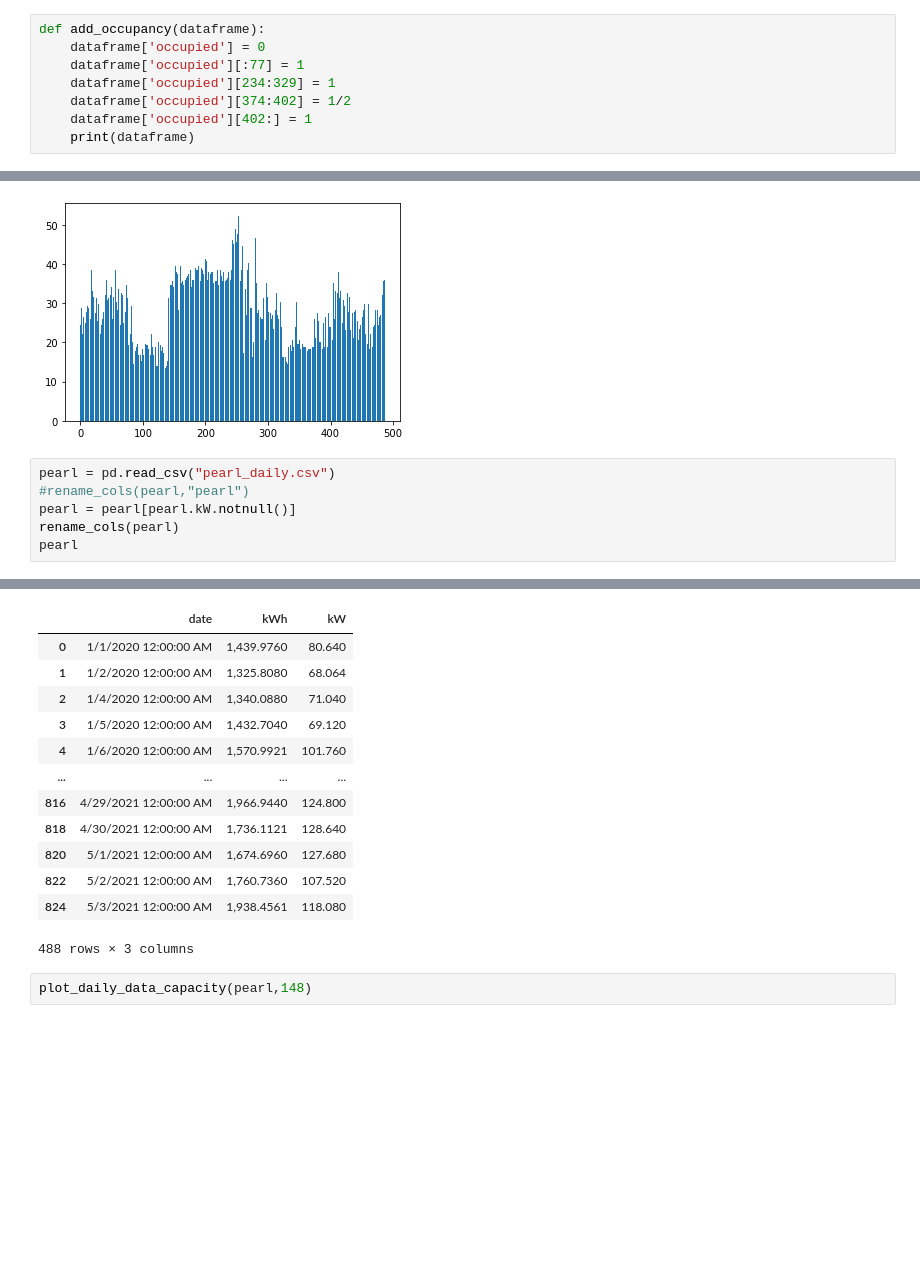
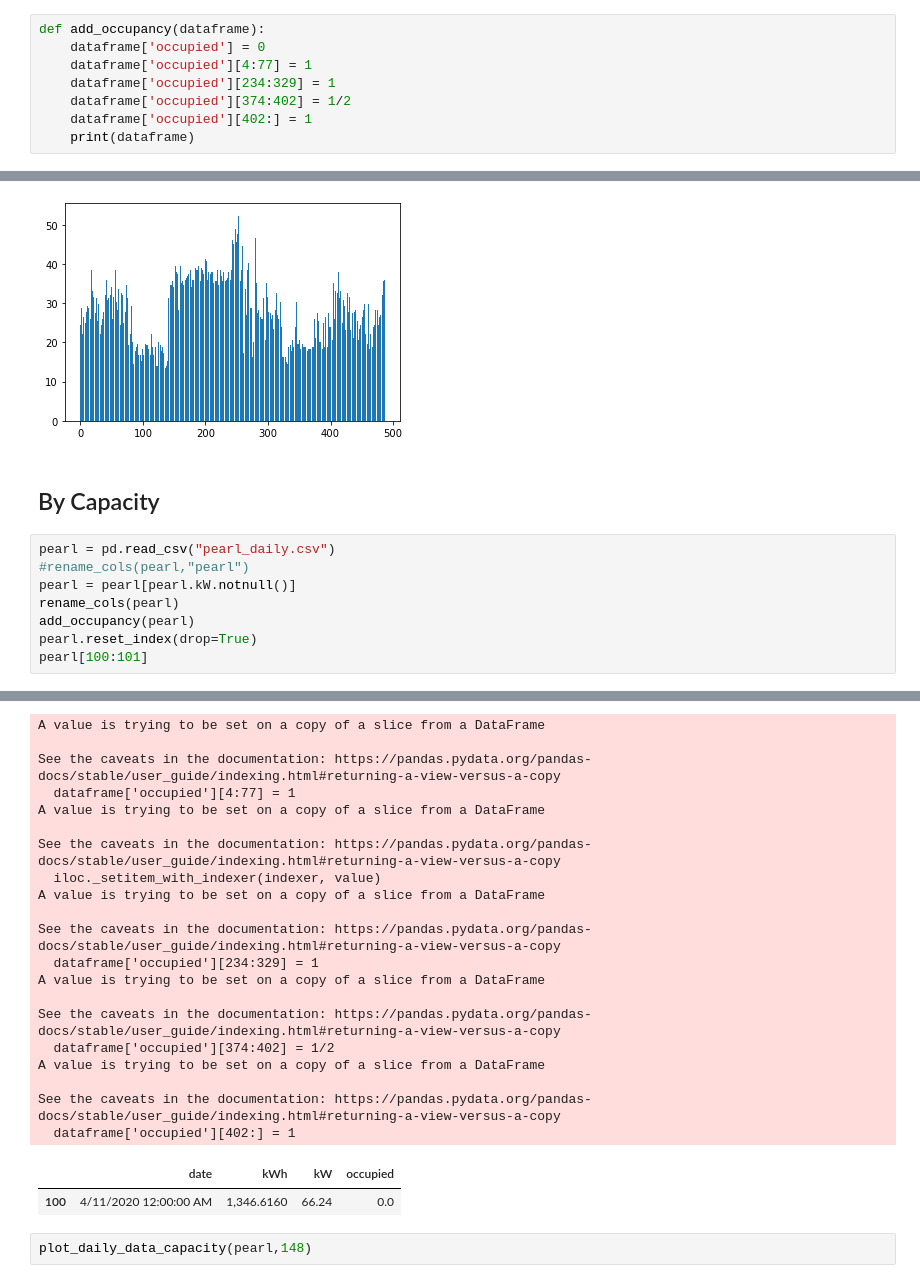
Before and after one commit to jacksonkennedynorris/green_centre, a Jupyter notebook: GreenProject.ipynb, the cells around one changed output, grey strips where cells are left out. Drawn from its saved outputs; the diff is of its cells as text; blank space fills up the shorter version.

```diff
--- a/GreenProject.ipynb
+++ b/GreenProject.ipynb
@@ -23,7 +23,7 @@ def plot_daily_data(dataframe):
 # %%
 def add_occupancy(dataframe):
     dataframe['occupied'] = 0
-    dataframe['occupied'][:77] = 1
+    dataframe['occupied'][4:77] = 1
     dataframe['occupied'][234:329] = 1
     dataframe['occupied'][374:402] = 1/2
     dataframe['occupied'][402:] = 1
@@ -141,10 +147,14 @@ warehouse
 plot_daily_data(warehouse)
 # %% [output]
 [figure]
+# %% [markdown]
+## By Capacity
 # %%
 pearl = pd.read_csv("pearl_daily.csv")
 #rename_cols(pearl,"pearl")
 pearl = pearl[pearl.kW.notnull()]
 rename_cols(pearl)
-pearl
+add_occupancy(pearl)
+pearl.reset_index(drop=True)
+pearl[100:101]
 # %% [output]
@@ -151,16 +175,25 @@ pearl
+A value is trying to be set on a copy of a slice from a DataFrame
+
+See the caveats in the documentation: https://pandas.pydata.org/pandas-docs/stable/user_guide/indexing.html#returning-a-view-versus-a-copy
+  dataframe['occupied'][4:77] = 1
+A value is trying to be set on a copy of a slice from a DataFrame
+
+See the caveats in the documentation: https://pandas.pydata.org/pandas-docs/stable/user_guide/indexing.html#returning-a-view-versus-a-copy
+  iloc._setitem_with_indexer(indexer, value)
+A value is trying to be set on a copy of a slice from a DataFrame
+
+See the caveats in the documentation: https://pandas.pydata.org/pandas-docs/stable/user_guide/indexing.html#returning-a-view-versus-a-copy
+  dataframe['occupied'][234:329] = 1
+A value is trying to be set on a copy of a slice from a DataFrame
+
+See the caveats in the documentation: https://pandas.pydata.org/pandas-docs/stable/user_guide/indexing.html#returning-a-view-versus-a-copy
+  dataframe['occupied'][374:402] = 1/2
+A value is trying to be set on a copy of a slice from a DataFrame
+
+See the caveats in the documentation: https://pandas.pydata.org/pandas-docs/stable/user_guide/indexing.html#returning-a-view-versus-a-copy
+  dataframe['occupied'][402:] = 1
-|  | date | kWh | kW |
-| 0 | 1/1/2020 12:00:00 AM | 1,439.9760 | 80.640 |
-| 1 | 1/2/2020 12:00:00 AM | 1,325.8080 | 68.064 |
-| 2 | 1/4/2020 12:00:00 AM | 1,340.0880 | 71.040 |
-| 3 | 1/5/2020 12:00:00 AM | 1,432.7040 | 69.120 |
-| 4 | 1/6/2020 12:00:00 AM | 1,570.9921 | 101.760 |
-| ... | ... | ... | ... |
-| 816 | 4/29/2021 12:00:00 AM | 1,966.9440 | 124.800 |
-| 818 | 4/30/2021 12:00:00 AM | 1,736.1121 | 128.640 |
-| 820 | 5/1/2021 12:00:00 AM | 1,674.6960 | 127.680 |
-| 822 | 5/2/2021 12:00:00 AM | 1,760.7360 | 107.520 |
-| 824 | 5/3/2021 12:00:00 AM | 1,938.4561 | 118.080 |
+|  | date | kWh | kW | occupied |
+| 100 | 4/11/2020 12:00:00 AM | 1,346.6160 | 66.24 | 0.0 |
-488 rows × 3 columns
 # %%
 plot_daily_data_capacity(pearl,148)
 # %% [output]
```
Also changed, not shown: parts of 19 cells of this notebook.
